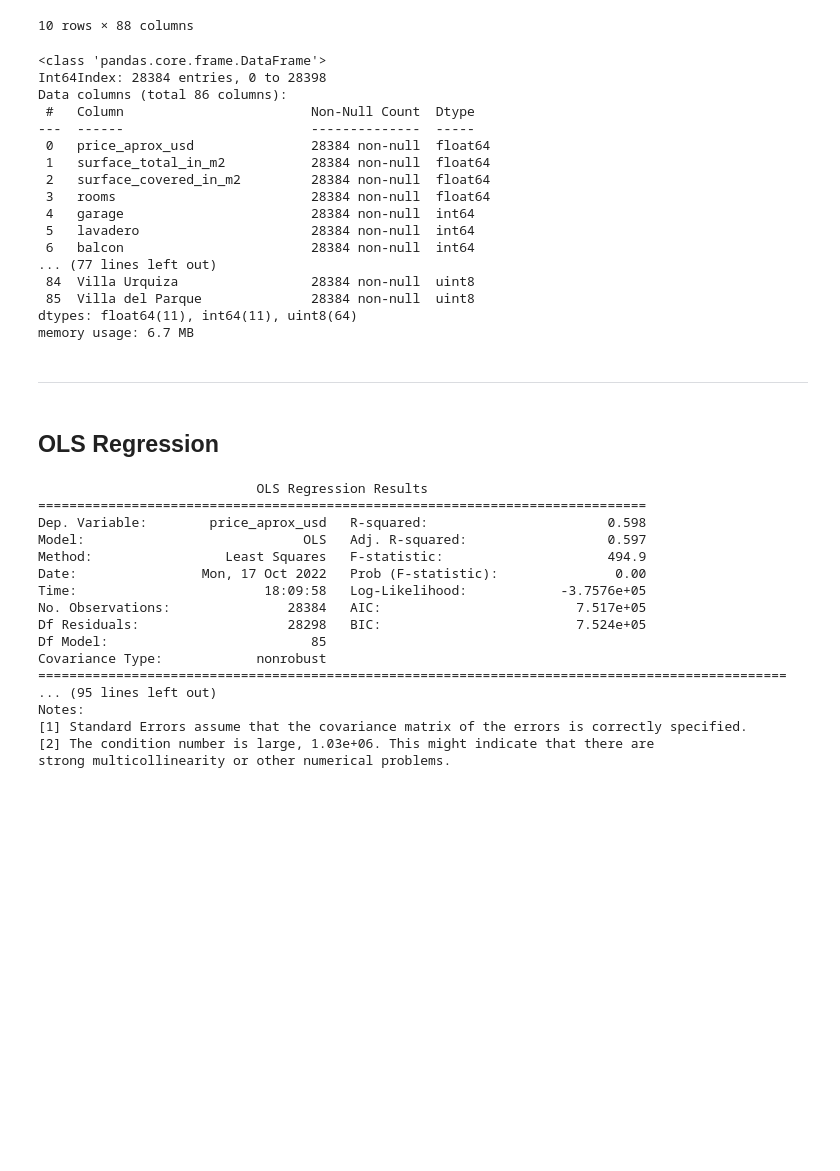
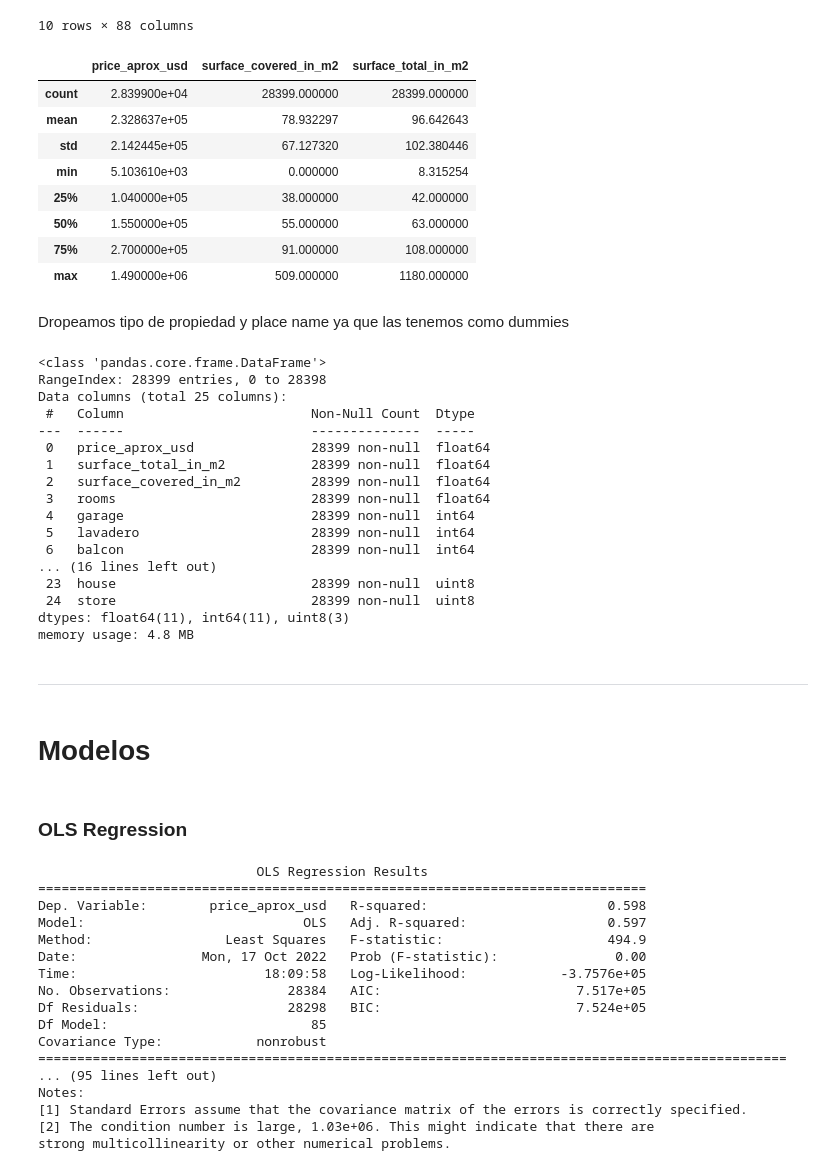
Before and after one commit to Juanlandolfi/Data-Science-Digital-House, a Jupyter notebook: Entrega_2/Grupo7_TP02_final.ipynb, the cells around one changed output. Drawn from its saved outputs; the diff is of its cells as text; code cells hidden in the pictures; blank space fills up the shorter version.

```diff
--- a/Entrega_2/Grupo7_TP02_final.ipynb
+++ b/Entrega_2/Grupo7_TP02_final.ipynb
@@ -24,7 +23,7 @@ plt.rcParams['savefig.bbox'] = "tight"
 plt.style.use('ggplot')
 warnings.filterwarnings('ignore')
 # %%
-df = pd.read_csv('../data//properatti_clean_model.csv')
+df = pd.read_csv('../data/properatti_clean_model.csv')
 df.head()
 # %% [output]
 |  | Unnamed: 0 | property_type | place_name | state_name | price_aprox_usd | surface_total_in_m2 | ... |
@@ -56,7 +55,3 @@ dtypes: float64(11), int64(12), object(3)
 memory usage: 5.6+ MB
 # %% [markdown]
 ## Procesamiento
-# %%
-# Nos quedamos solo con capital federal
-# =*=*=*=*=*=*=*=*=*=*=*=*=*=*=*=*=*=*=*=*=*=*=*=*=*=*=*=*=*=*=*=*=*=*=*=*=*=*=*=*
-df = df.loc[df.state_name == 'capital federal']
@@ -139,3 +134,15 @@ df.head(10)
 | 8 | apartment | Palermo | 350000.0 | 104.000000 | 96.000000 | 3.000000 | ... |
 | 9 | apartment | Palermo | 270500.0 | 118.000000 | 73.000000 | 4.000000 | ... |
 10 rows × 88 columns
+# %%
+df[['price_aprox_usd','surface_covered_in_m2','surface_total_in_m2']].describe()
+# %% [output]
+|  | price_aprox_usd | surface_covered_in_m2 | surface_total_in_m2 |
+| count | 2.839900e+04 | 28399.000000 | 28399.000000 |
+| mean | 2.328637e+05 | 78.932297 | 96.642643 |
+| std | 2.142445e+05 | 67.127320 | 102.380446 |
+| min | 5.103610e+03 | 0.000000 | 8.315254 |
+| 25% | 1.040000e+05 | 38.000000 | 42.000000 |
+| 50% | 1.550000e+05 | 55.000000 | 63.000000 |
+| 75% | 2.700000e+05 | 91.000000 | 108.000000 |
+| max | 1.490000e+06 | 509.000000 | 1180.000000 |
@@ -142,36 +156,33 @@ df.head(10)
+# %% [markdown]
+Dropeamos tipo de propiedad y place name ya que las tenemos como dummies
 # %%
-# Nos quedamos con valores mayores o iguales a 1 en price_aprox_usd
-# Nos quedamos con valores mayores o igualesa 1 en surface´s
-# Dropeamos tipo de propiedad y place name ya que las tenemos como dummies
-# =*=*=*=*=*=*=*=*=*=*=*=*=*=*=*=*=*=*=*=*=*=*=*=*=*=*=*=*=*=*=*=*=*=*=*=*=*=*=*=*
-df = df[df.price_aprox_usd > 0]
-df = df[df.surface_covered_in_m2 > 0]
-df = df[df.surface_total_in_m2 > 0]
 df = df.drop('property_type', axis=1)
 df = df.drop('place_name', axis=1)
 df.info()
 # %% [output]
 <class 'pandas.core.frame.DataFrame'>
-Int64Index: 28384 entries, 0 to 28398
-Data columns (total 86 columns):
+RangeIndex: 28399 entries, 0 to 28398
+Data columns (total 25 columns):
  #   Column                        Non-Null Count  Dtype
 ---  ------                        --------------  -----
- 0   price_aprox_usd               28384 non-null  float64
- 1   surface_total_in_m2           28384 non-null  float64
- 2   surface_covered_in_m2         28384 non-null  float64
- 3   rooms                         28384 non-null  float64
- 4   garage                        28384 non-null  int64
- 5   lavadero                      28384 non-null  int64
- 6   balcon                        28384 non-null  int64
-... (77 lines left out)
- 84  Villa Urquiza                 28384 non-null  uint8
- 85  Villa del Parque              28384 non-null  uint8
-dtypes: float64(11), int64(11), uint8(64)
-memory usage: 6.7 MB
+ 0   price_aprox_usd               28399 non-null  float64
+ 1   surface_total_in_m2           28399 non-null  float64
+ 2   surface_covered_in_m2         28399 non-null  float64
+ 3   rooms                         28399 non-null  float64
+ 4   garage                        28399 non-null  int64
+ 5   lavadero                      28399 non-null  int64
+ 6   balcon                        28399 non-null  int64
+... (16 lines left out)
+ 23  house                         28399 non-null  uint8
+ 24  store                         28399 non-null  uint8
+dtypes: float64(11), int64(11), uint8(3)
+memory usage: 4.8 MB
 # %% [markdown]
 ------------
+# %% [markdown]
+# Modelos
 # %% [markdown]
-## OLS Regression
+### OLS Regression
 # %%
 # Pasamos los features a X dropeando price_aprox_usd que será nuestro target representado en y
 # =*=*=*=*=*=*=*=*=*=*=*=*=*=*=*=*=*=*=*=*=*=*=*=*=*=*=*=*=*=*=*=*=*=*=*=*=*=*=*=*
```
Also changed, not shown: parts of 13 cells of this notebook, 2 other files.
